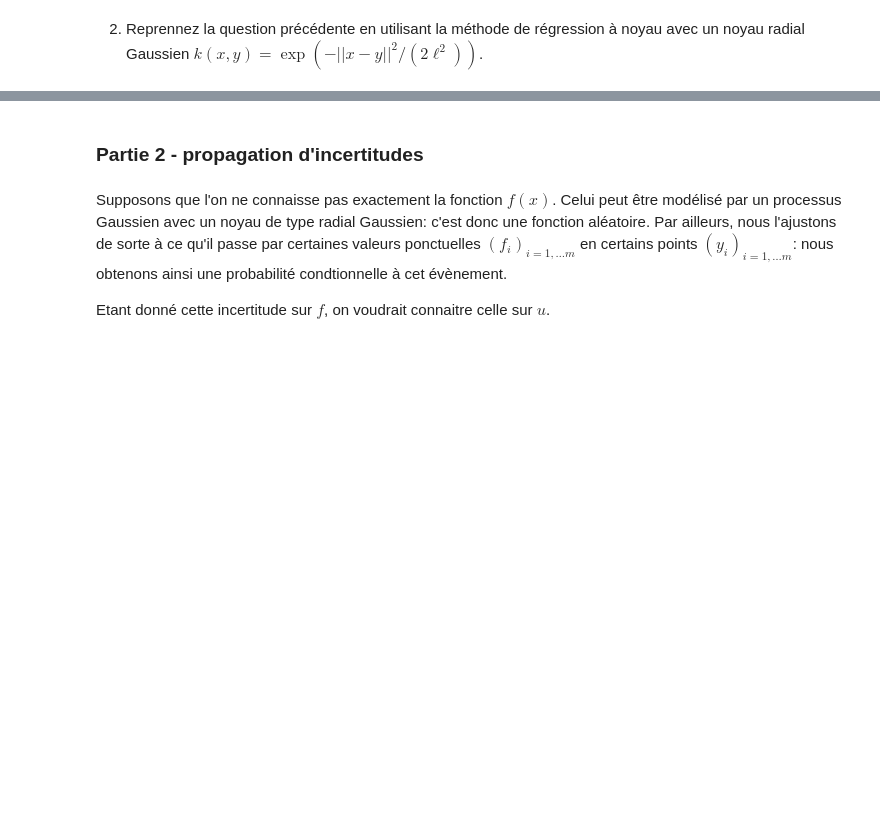
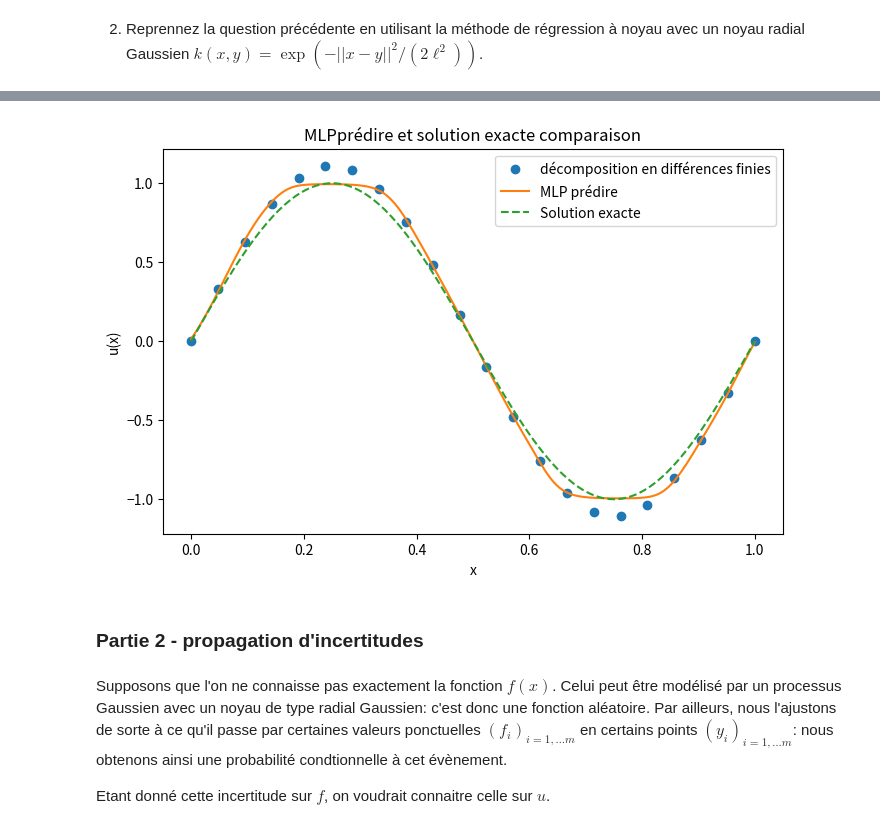
Before and after one commit to lyyric/CSMI_Notes, a Jupyter notebook: M1 S2/Apprentissage Auto scientifique/TP/TP1.ipynb, the cells around one changed output, grey strips where cells are left out. Saved outputs shown, nothing was run; the diff lists cells and outputs as text; code cells hidden in the pictures; blank space fills up the shorter version.

```diff
--- a/M1 S2/Apprentissage Auto scientifique/TP/TP1.ipynb
+++ b/M1 S2/Apprentissage Auto scientifique/TP/TP1.ipynb
@@ -74,6 +148,20 @@ class mlp(torch.nn.Module):
         for i in range( len(self.layer_widths)-1):
                 inputs = self.activation(self.hidden_layers[i].forward(inputs))
         return inputs
+# %%
+class MLP(torch.nn.Module):
+    def __init__(self, layer_widths):
+        super().__init__()
+        layers = []
+        for i in range(len(layer_widths)-1):
+            layers.append(torch.nn.Linear(layer_widths[i], layer_widths[i+1], dtype=torch.double))
+            # 除最后一层外均使用激活函数
+            if i < len(layer_widths)-2:
+                layers.append(torch.nn.Tanh())
+        self.model = torch.nn.Sequential(*layers)
+
+    def forward(self, x):
+        return self.model(x)
 # %%
 #model =
 #optimizer = torch.optim.Adam(model.parameters())
@@ -90,3 +178,51 @@ class mlp(torch.nn.Module):
 #    optimizer.step()
 
 #print("epoch "+ str(epoch)+': '+str(loss.item()))
+# %%
+class MLP(torch.nn.Module):
+    def __init__(self, layer_widths = list):
+        super().__init__()
+
+        self.layer_widths = layer_widths
+
+        self.hidden_layers = []
+        for i in range( len(layer_widths)-1):
+            self.hidden_layers.append(torch.nn.Linear(self.layer_widths[i], self.layer_widths[i+1], dtype=torch.double))
+
+        self.hidden_layers = torch.nn.ModuleList(self.hidden_layers)
+        self.activation = torch.nn.Tanh()
+
+    def forward(self, inputs):
+        for i in range( len(self.layer_widths)-1):
+                inputs = self.activation(self.hidden_layers[i].forward(inputs))
+        return inputs
+
+x_train_tensor = torch.tensor(mesh.reshape(-1,1), dtype=torch.double)
+y_train_tensor = torch.tensor(u_fd.reshape(-1,1), dtype=torch.double)
+
+model = MLP([1, 50, 50, 50, 50, 50, 1])
+optimizer = torch.optim.Adam(model.parameters(), lr=0.01)
+nb_epochs = 400
+
+for epoch in range(nb_epochs):
+    optimizer.zero_grad()
+    y_pred = model(x_train_tensor)
+    loss = torch.nn.functional.mse_loss(y_pred, y_train_tensor)
+    loss.backward()
+    optimizer.step()
+    if epoch % 50 == 0:
+        print("Epoch {}: loss = {:.6f}".format(epoch, loss.item()))
+
+x_test_tensor = torch.tensor(mesh_fine.reshape(-1,1), dtype=torch.double)
+y_test_pred = model(x_test_tensor).detach().numpy().flatten()
+
+plt.figure(figsize=(8,5))
+plt.plot(mesh, u_fd, 'o', label="décomposition en différences finies")
+plt.plot(mesh_fine, y_test_pred, '-', label="MLP prédire")
+plt.plot(mesh_fine, u_exact, '--', label="Solution exacte")
+plt.xlabel("x")
+plt.ylabel("u(x)")
+plt.title("MLPprédire et solution exacte comparaison")
+plt.legend()
+plt.show()
+# %% [output]
@@ -93,3 +237,4 @@ class mlp(torch.nn.Module):
+[figure, added]
 # %% [markdown]
 ### Partie 2 - propagation d'incertitudes
 # %% [markdown]
```
Also changed, not shown: parts of 10 cells of this notebook, 16 other files.
